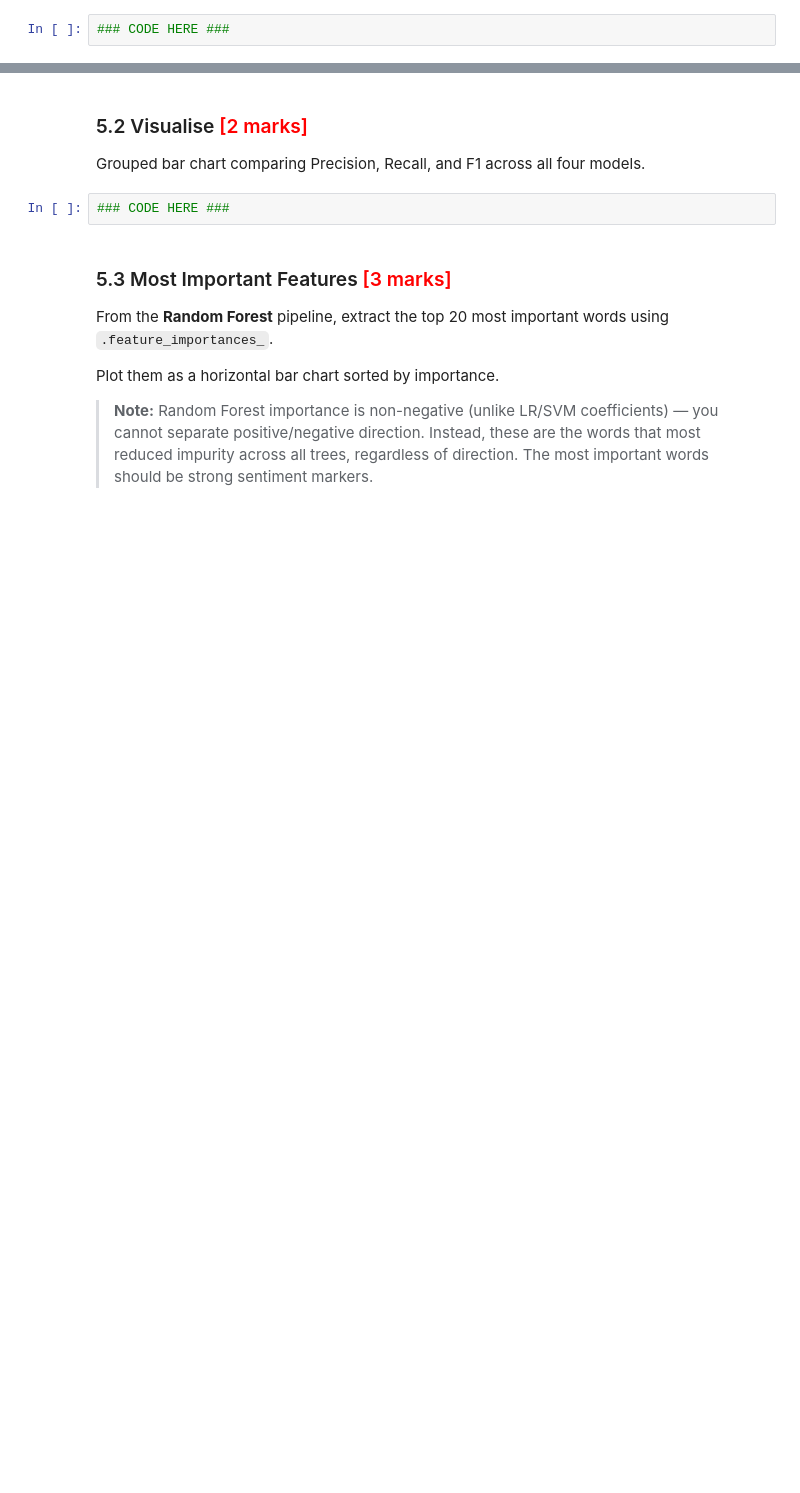
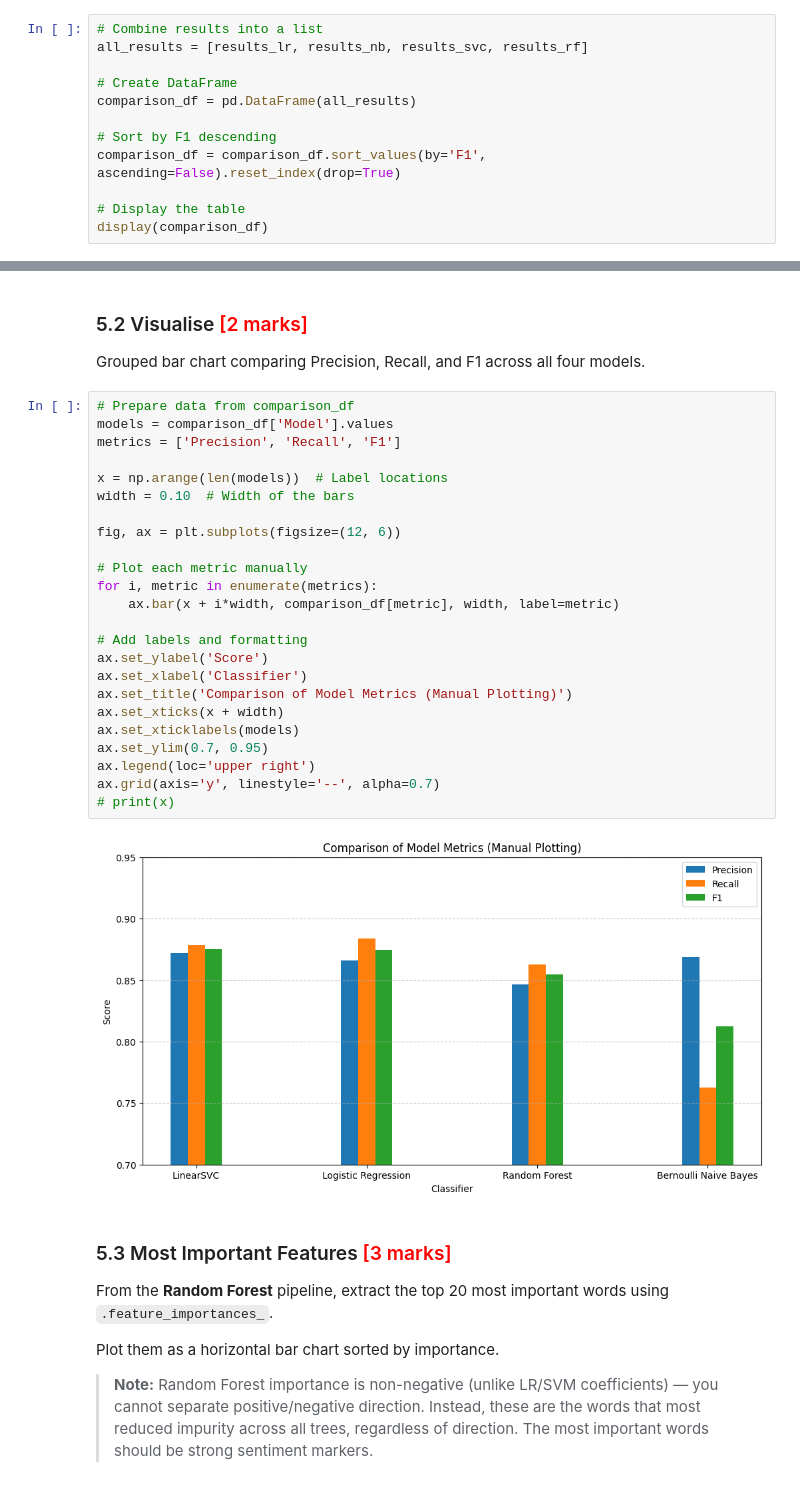
Before and after one commit to mkamdar/applied_ai_agentic_ai, a Jupyter notebook: Classification-Assignment-IMDB/IMDB_Sentiment_Exercise.ipynb, the cells around one changed output, grey strips where cells are left out. Saved outputs shown, nothing was run; the diff lists cells and outputs as text; blank space fills up the shorter version.

```diff
--- a/Classification-Assignment-IMDB/IMDB_Sentiment_Exercise.ipynb
+++ b/Classification-Assignment-IMDB/IMDB_Sentiment_Exercise.ipynb
@@ -717,4 +736,14 @@ results_rf = evaluate_model("Random Forest", y_test, y_pred_rf)
 
 Build a DataFrame comparing all four models on Accuracy, Precision, Recall, and F1. Sort by F1 descending.
 # %%
-### CODE HERE ###
+# Combine results into a list
+all_results = [results_lr, results_nb, results_svc, results_rf]
+
+# Create DataFrame
+comparison_df = pd.DataFrame(all_results)
+
+# Sort by F1 descending
+comparison_df = comparison_df.sort_values(by='F1', ascending=False).reset_index(drop=True)
+
+# Display the table
+display(comparison_df)
@@ -723,7 +758,31 @@ Build a DataFrame comparing all four models on Accuracy, Precision, Recall, and
 
 Grouped bar chart comparing Precision, Recall, and F1 across all four models.
 # %%
-### CODE HERE ###
+# Prepare data from comparison_df
+models = comparison_df['Model'].values
+metrics = ['Precision', 'Recall', 'F1']
+
+x = np.arange(len(models))  # Label locations
+width = 0.10  # Width of the bars
+
+fig, ax = plt.subplots(figsize=(12, 6))
+
+# Plot each metric manually
+for i, metric in enumerate(metrics):
+    ax.bar(x + i*width, comparison_df[metric], width, label=metric)
+
+# Add labels and formatting
+ax.set_ylabel('Score')
+ax.set_xlabel('Classifier')
+ax.set_title('Comparison of Model Metrics (Manual Plotting)')
+ax.set_xticks(x + width)
+ax.set_xticklabels(models)
+ax.set_ylim(0.7, 0.95)
+ax.legend(loc='upper right')
+ax.grid(axis='y', linestyle='--', alpha=0.7)
+# print(x)
+# %% [output]
+[figure, added]
 # %% [markdown]
 ### 5.3 Most Important Features  <font color="red">[3 marks]</font>
 
```
Also changed, not shown: parts of 7 cells of this notebook.
